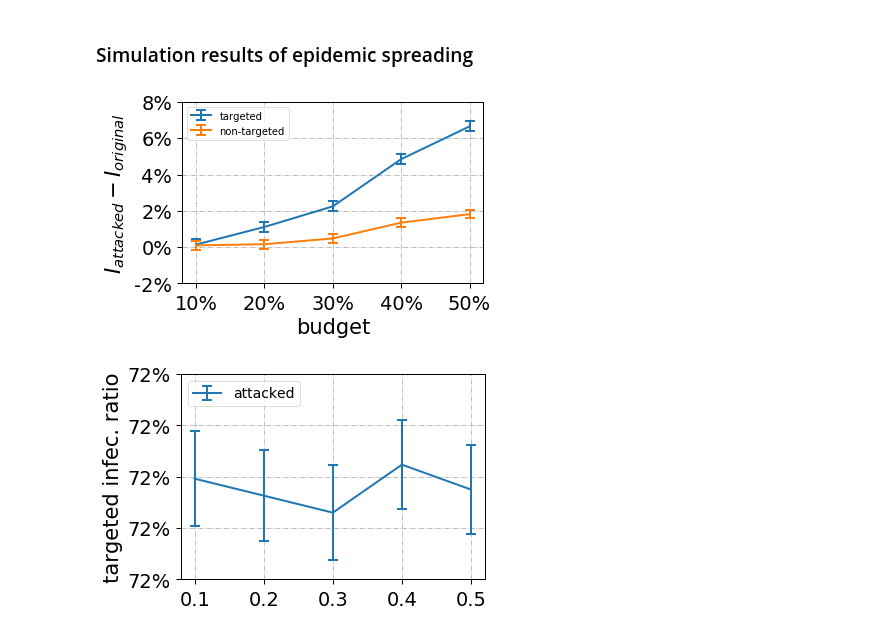
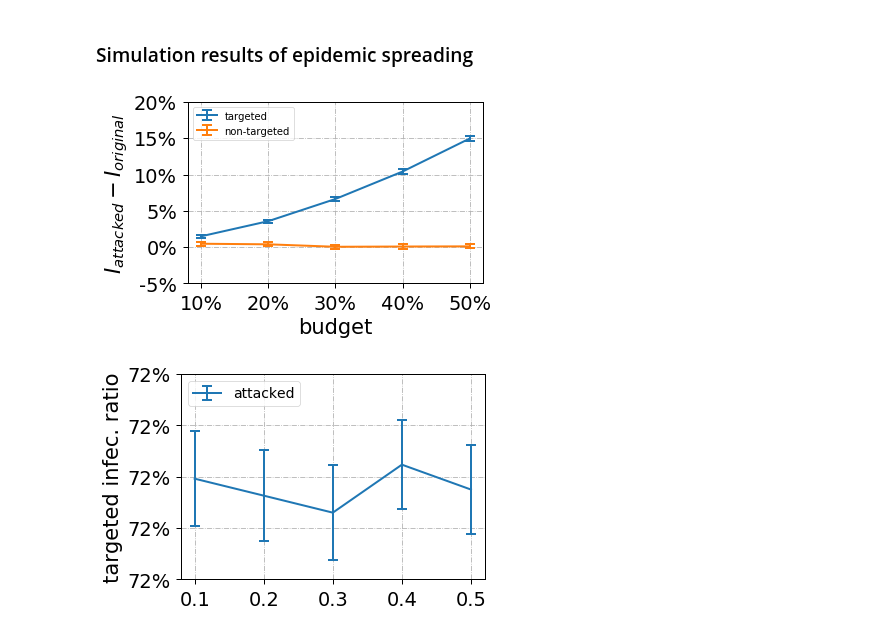
Before and after one commit to marsplus/attack-graph-code, a Jupyter notebook: src/data-analysis.ipynb, the cells around one changed output. Cells and saved outputs as stored; diff of their text form; code cells hidden in the pictures.

```diff
--- a/src/data-analysis.ipynb
+++ b/src/data-analysis.ipynb
@@ -159,14 +159,14 @@ plt.tight_layout()
 # %% [markdown]
 ### Simulation results of epidemic spreading
 # %%
-graph_type = 'Small-World'
+graph_type = 'Stoc-Block'
 numExp = 30
 mode = 'min_eigcent_SP'
 GAMMA = 0.24
 TAU = 0.06
 
 
-with open('../result/unweighted/{}/{}-SIS/Gamma-{:.2}---Tau-{:.2}/{}_numExp_{}_SIS_equalAlpha.p'.format(\
+with open('../result/unweighted/{}/{}-SIS-newcomm/Gamma-{:.2}---Tau-{:.2}/{}_numExp_{}_SIS_equalAlpha.p'.format(\
                                                 mode, graph_type, GAMMA, TAU, graph_type, numExp), 'rb') as fid:
     data = pickle.load(fid)
 data = data[~(data['ratio targets'].isin([0]) & data['ratio bystanders'].isin([0]))]
@@ -187,34 +187,34 @@ Key = 'ratio targets'
 for budget in [0.1, 0.2, 0.3, 0.4, 0.5]:
     a = data[data['graph'].isin(['attacked']) & data['budget'].isin([budget])][Key]
     a.index = range(len(a))
     b = data[data['graph'].isin(['original']) & data['budget'].isin([budget])][Key]
     b.index = range(len(b))
     S_err.append((a-b).sem() * 1.96)
 
 
 S_attacked = data.pivot_table(index=['graph', 'budget'])['ratio targets']['attacked']
 S_original = data.pivot_table(index=['graph', 'budget'])['ratio targets']['original']
 
 SP_attacked = data.pivot_table(index=['graph', 'budget'])['ratio bystanders']['attacked']
 SP_original = data.pivot_table(index=['graph', 'budget'])['ratio bystanders']['original']
 
 S_diff  = S_attacked - S_original
 SP_diff = SP_attacked - SP_original
 
 x = [0.1, 0.2, 0.3, 0.4, 0.5]
 plt.errorbar(x, S_diff, yerr=S_err, label='targeted', linewidth=2, markersize=7, capsize=5, elinewidth=2, markeredgewidth=2)
 plt.errorbar(x, SP_diff, yerr=SP_err, label='non-targeted', linewidth=2, markersize=7, capsize=5, elinewidth=2, markeredgewidth=2)
 plt.xticks(x, ['10%', '20%', '30%', '40%', '50%'])
 ax = plt.gca()
 plt.yticks(ax.get_yticks(),  ['%.0f%%' % (i*100) for i in ax.get_yticks()])
 plt.xlabel('budget')
 plt.ylabel('$I_{attacked} - I_{original}$')
 plt.legend(fontsize=10, loc='upper left')
 plt.grid(linestyle='-.')
 plt.tight_layout()
 # plt.savefig('../result/1.pdf'.format(graph_type, graph_type, numExp))
 # %% [output]
-[figure, old version]
+[figure, new version]
 # %%
 x = [0.1, 0.2, 0.3, 0.4, 0.5]
 Key = 'ratio bystanders'
```
Also changed, not shown: parts of 6 cells of this notebook, 3 other files.
